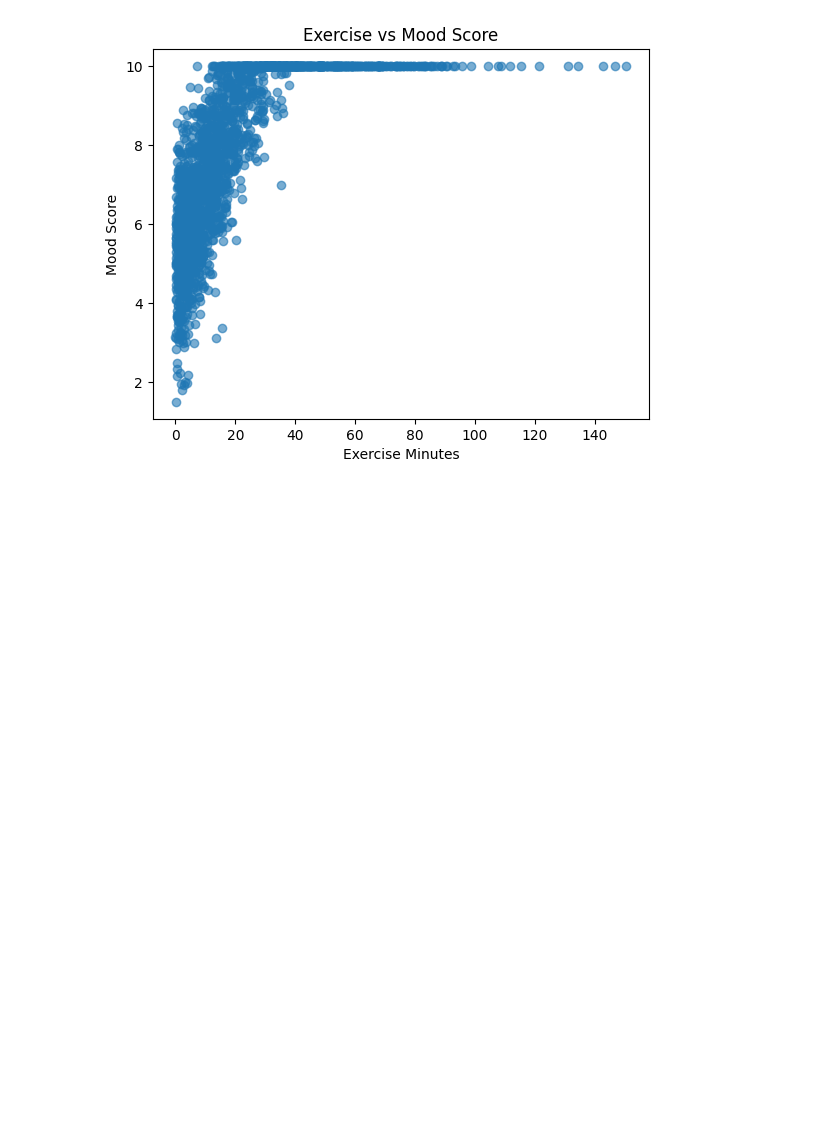
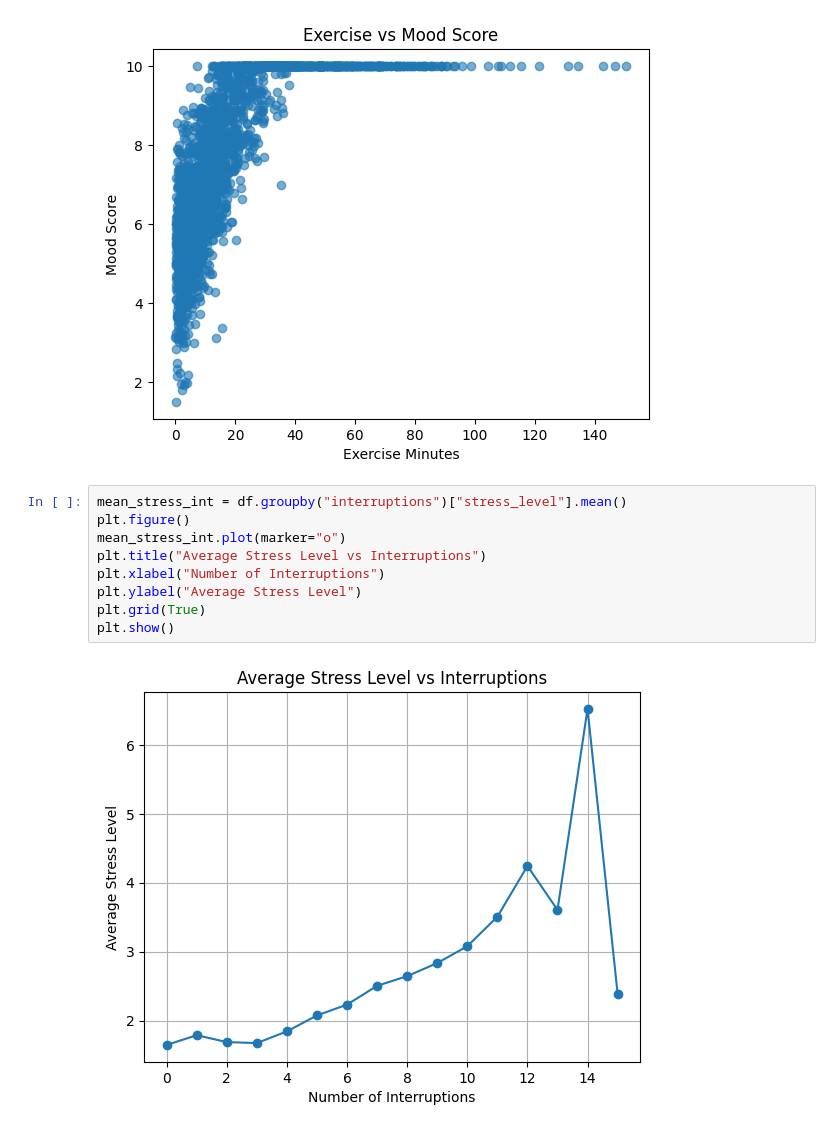
Before and after one commit to evil-dodo8144/general-mental-health-and-lifestyle, a Jupyter notebook: dodoaproach2.ipynb, the cells around one changed output. Cells and saved outputs as stored; diff of their text form; blank space fills up the shorter version.

Commit message:
average stress level vs daily pending tasks

```diff
--- a/dodoaproach2.ipynb
+++ b/dodoaproach2.ipynb
@@ -170,3 +170,14 @@ plt.title("Exercise vs Mood Score")
 plt.show()
 # %% [output]
 [figure]
+# %%
+mean_stress_int = df.groupby("interruptions")["stress_level"].mean()
+plt.figure()
+mean_stress_int.plot(marker="o")
+plt.title("Average Stress Level vs Interruptions")
+plt.xlabel("Number of Interruptions")
+plt.ylabel("Average Stress Level")
+plt.grid(True)
+plt.show()
+# %% [output]
+[figure, added]
```
Also changed, not shown: parts of 1 cell of this notebook.
